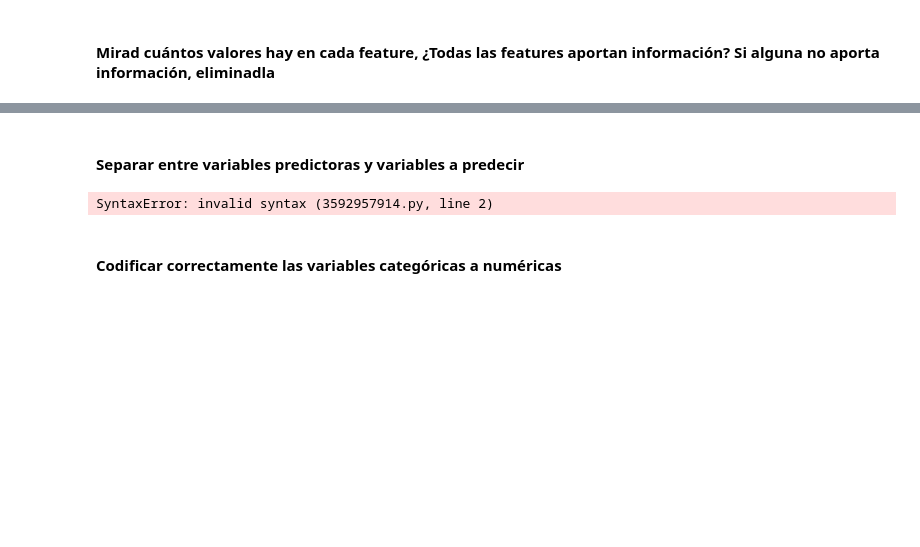
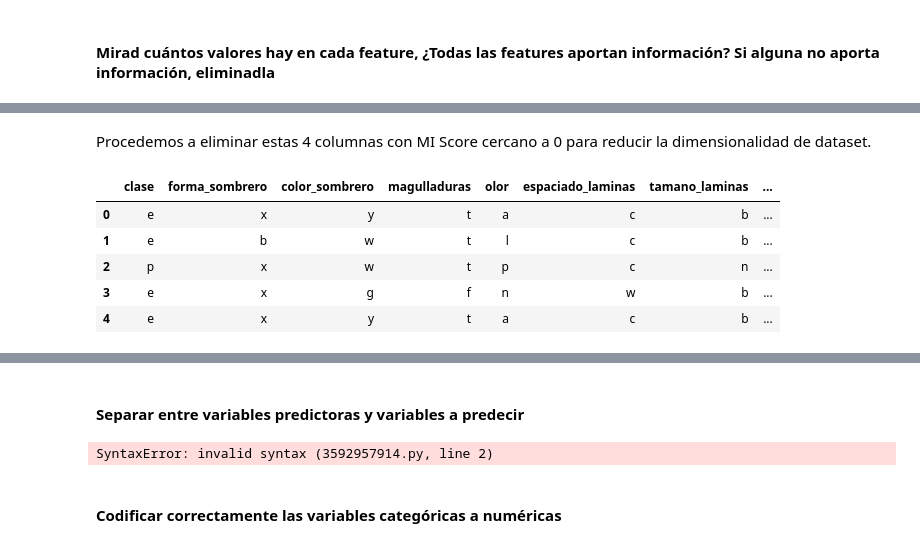
Before and after one commit to alharuty/Proyecto-VIII-ALLA, a Jupyter notebook: EDA.ipynb, the cells around one changed output, grey strips where cells are left out. Drawn from its saved outputs; the diff is of its cells as text; code cells hidden in the pictures; blank space fills up the shorter version.

Commit message:
feat: cleaned dataset

```diff
--- a/EDA.ipynb
+++ b/EDA.ipynb
@@ -265,0 +266,3 @@ El nuevo dataframe ha sido guardado en 'resumen_features.csv'.
+# %%
+# Imputaciones. eliminamos las filas con valores NaN en la columna 'raiz_tallo'
+df = df.dropna(subset=['raiz_tallo'])
@@ -265,0 +280,2 @@ El nuevo dataframe ha sido guardado en 'resumen_features.csv'.
+# %%
+df.drop(columns=['tipo_velo'], inplace=True)
@@ -269,0 +360,13 @@ El nuevo dataframe ha sido guardado en 'resumen_features.csv'.
+# %% [markdown]
+Procedemos a eliminar estas 4 columnas con MI Score cercano a 0 para reducir la dimensionalidad de dataset.
+# %%
+df = df.drop(columns=['color_velo', 'union_laminas', 'superficie_sombrero', 'numero_anillos'])
+# %%
+df.head(5)
+# %% [output]
+|  | clase | forma_sombrero | color_sombrero | magulladuras | olor | espaciado_laminas | tamano_laminas | ... |
+| 0 | e | x | y | t | a | c | b | ... |
+| 1 | e | b | w | t | l | c | b | ... |
+| 2 | p | x | w | t | p | c | n | ... |
+| 3 | e | x | g | f | n | w | b | ... |
+| 4 | e | x | y | t | a | c | b | ... |
```
Also changed, not shown: parts of 11 cells of this notebook.
